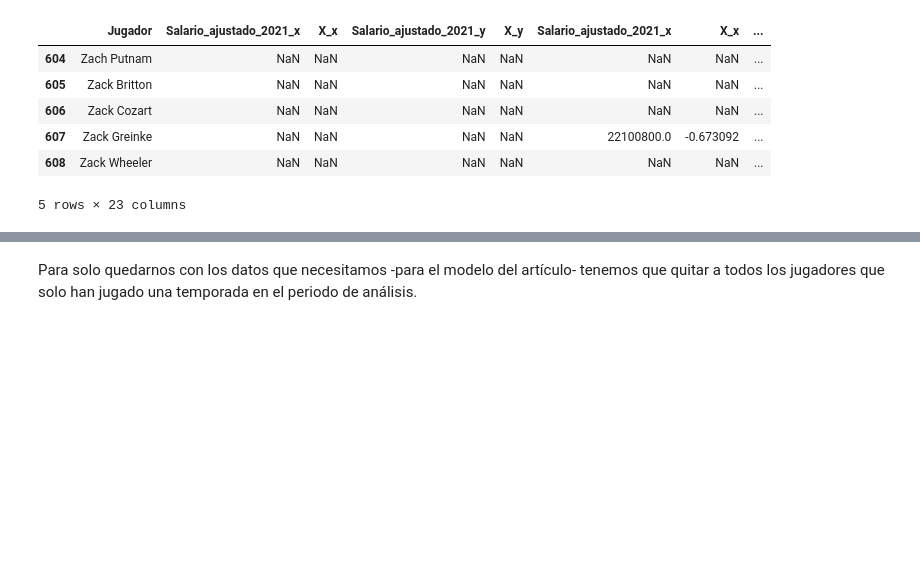
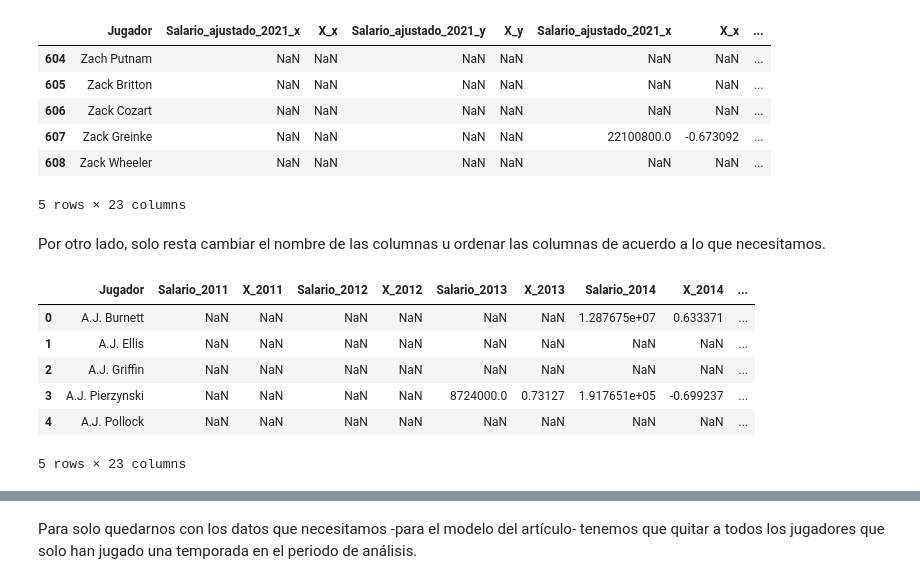
Before and after one commit to PhysTony/MLB_hardball_negotations, a Jupyter notebook: Models/Linear_models/Free_agent/article_linear_regression_free_agent.ipynb, the cells around one changed output, grey strips where cells are left out. Drawn from its saved outputs; the diff is of its cells as text; code cells hidden in the pictures; blank space fills up the shorter version.

```diff
--- a/Models/Linear_models/Free_agent/article_linear_regression_free_agent.ipynb
+++ b/Models/Linear_models/Free_agent/article_linear_regression_free_agent.ipynb
@@ -484,3 +484,19 @@ panel_data.tail()
 | 607 | Zack Greinke | NaN | NaN | NaN | NaN | 22100800.0 | -0.673092 | ... |
 | 608 | Zack Wheeler | NaN | NaN | NaN | NaN | NaN | NaN | ... |
 5 rows × 23 columns
+# %% [markdown]
+Por otro lado, solo resta cambiar el nombre de las columnas u ordenar las columnas de acuerdo a lo que necesitamos.
+# %%
+panel_data.columns = ['Jugador', 'Salario_2011', 'X_2011', 'Salario_2012', 'X_2012', 'Salario_2013', 'X_2013', 'Salario_2014', 'X_2014'
+                     , 'Salario_2015', 'X_2015', 'Salario_2016', 'X_2016', 'Salario_2017', 'X_2017', 'Salario_2018', 'X_2018'
+                     , 'Salario_2019', 'X_2019', 'Salario_2020', 'X_2020', 'Salario_2021', 'X_2021']
+# %%
+panel_data.head()
+# %% [output]
+|  | Jugador | Salario_2011 | X_2011 | Salario_2012 | X_2012 | Salario_2013 | X_2013 | Salario_2014 | X_2014 | ... |
+| 0 | A.J. Burnett | NaN | NaN | NaN | NaN | NaN | NaN | 1.287675e+07 | 0.633371 | ... |
+| 1 | A.J. Ellis | NaN | NaN | NaN | NaN | NaN | NaN | NaN | NaN | ... |
+| 2 | A.J. Griffin | NaN | NaN | NaN | NaN | NaN | NaN | NaN | NaN | ... |
+| 3 | A.J. Pierzynski | NaN | NaN | NaN | NaN | 8724000.0 | 0.73127 | 1.917651e+05 | -0.699237 | ... |
+| 4 | A.J. Pollock | NaN | NaN | NaN | NaN | NaN | NaN | NaN | NaN | ... |
+5 rows × 23 columns
```
Also changed, not shown: parts of 11 cells of this notebook.
